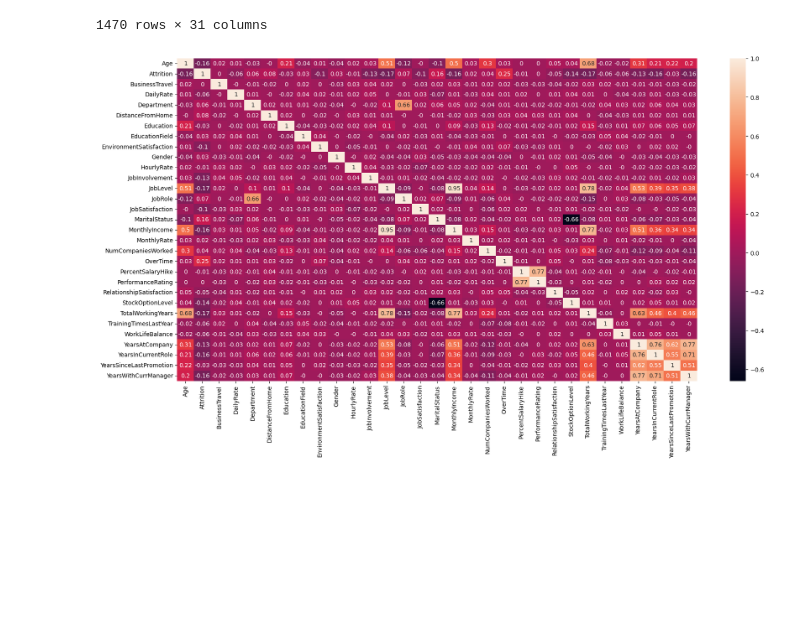
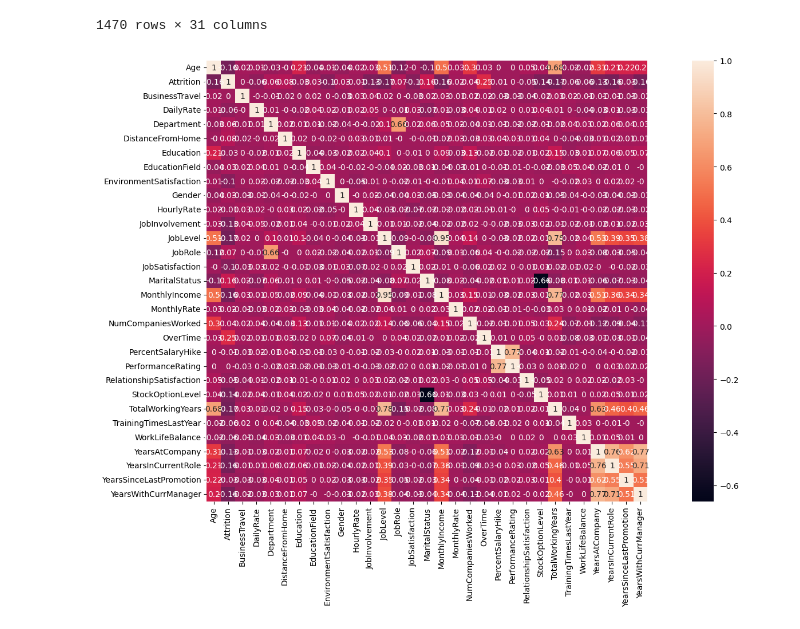
Before and after one commit to Akshay-Paunikar/IBM_Employee_Attrition_ML, a Jupyter notebook: notebook/IBM_Employee_Attrition_EDA.ipynb, the cells around one changed output. Cells and saved outputs as stored; diff of their text form; code cells hidden in the pictures; blank space fills up the shorter version.

```diff
--- a/notebook/IBM_Employee_Attrition_EDA.ipynb
+++ b/notebook/IBM_Employee_Attrition_EDA.ipynb
@@ -15,6 +22,6 @@ import seaborn as sns
 # %%
 # read the dataset
-data = pd.read_csv('dataset/IBMEmployeeAttritioin.csv')
+data = pd.read_csv('IBMEmployeeAttritioin.csv')
 
 # display first five records
 data.head()
@@ -952,7 +960,7 @@ encode_data(new_data)
 1470 rows × 31 columns
 # %%
 plt.figure(figsize=(20,10))
-sns.heatmap(new_data.corr().round(2), annot=True)
+sns.heatmap(data.corr().round(2), annot=True, square=True)
 plt.show()
 # %% [output]
-[figure, old version]
+[figure, new version]
```
Also changed, not shown: parts of 7 cells of this notebook, 2 other files.
